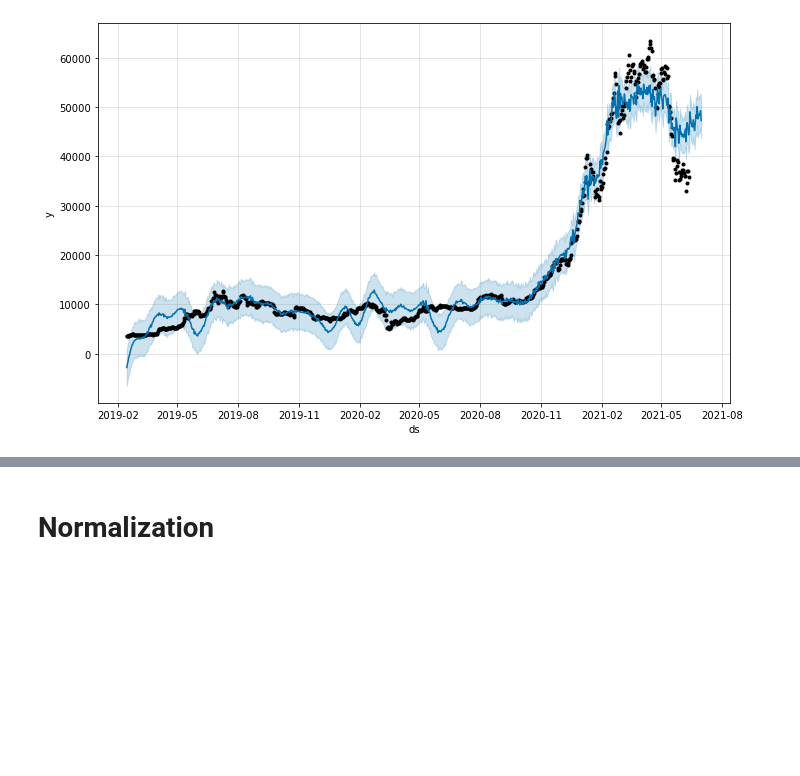
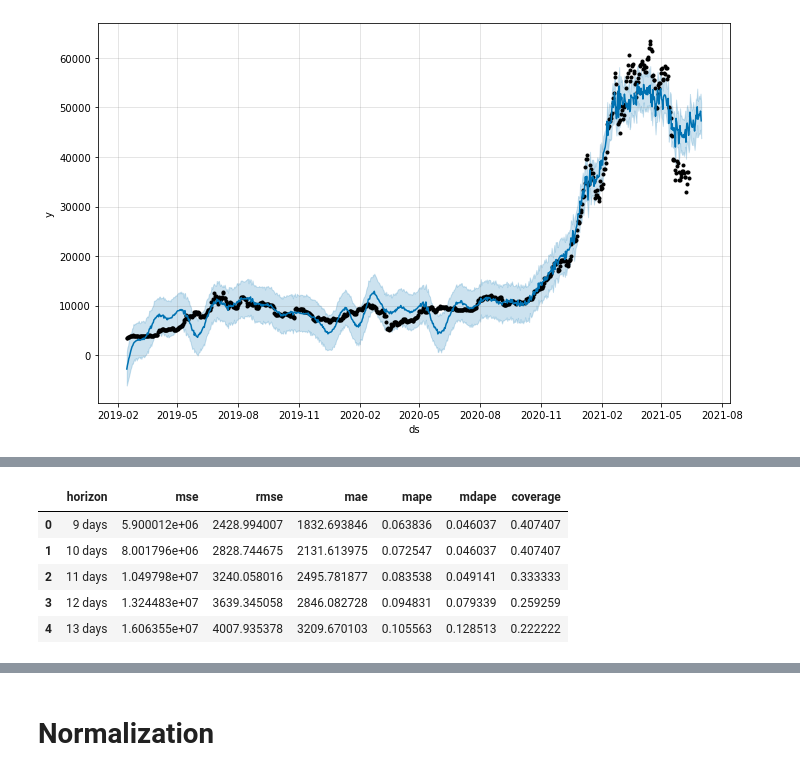
Before and after one commit to VeniJeen/CryptoSent, a Jupyter notebook: SandBox/test.ipynb, the cells around one changed output, grey strips where cells are left out. Cells and saved outputs as stored; diff of their text form; code cells hidden in the pictures; blank space fills up the shorter version.

```diff
--- a/SandBox/test.ipynb
+++ b/SandBox/test.ipynb
@@ -293,0 +317,11 @@ INFO:fbprophet:Disabling daily seasonality. Run prophet with daily_seasonality=T
+# %%
+from fbprophet.diagnostics import performance_metrics
+df_p = performance_metrics(df_cv)
+df_p.head()
+# %% [output]
+|  | horizon | mse | rmse | mae | mape | mdape | coverage |
+| 0 | 9 days | 5.900012e+06 | 2428.994007 | 1832.693846 | 0.063836 | 0.046037 | 0.407407 |
+| 1 | 10 days | 8.001796e+06 | 2828.744675 | 2131.613975 | 0.072547 | 0.046037 | 0.407407 |
+| 2 | 11 days | 1.049798e+07 | 3240.058016 | 2495.781877 | 0.083538 | 0.049141 | 0.333333 |
+| 3 | 12 days | 1.324483e+07 | 3639.345058 | 2846.082728 | 0.094831 | 0.079339 | 0.259259 |
+| 4 | 13 days | 1.606355e+07 | 4007.935378 | 3209.670103 | 0.105563 | 0.128513 | 0.222222 |
```
Also changed, not shown: parts of 6 cells of this notebook, 2 other files.
